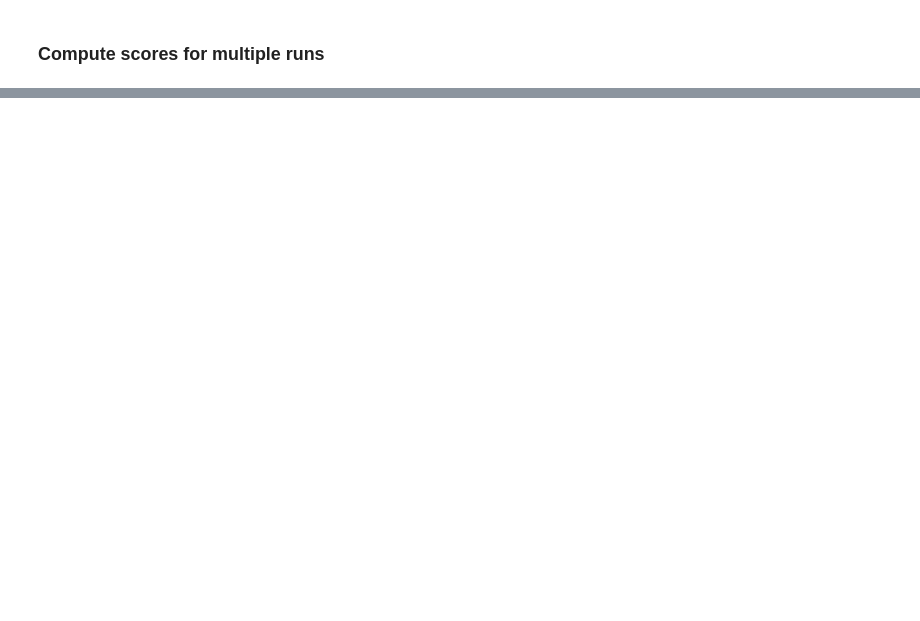
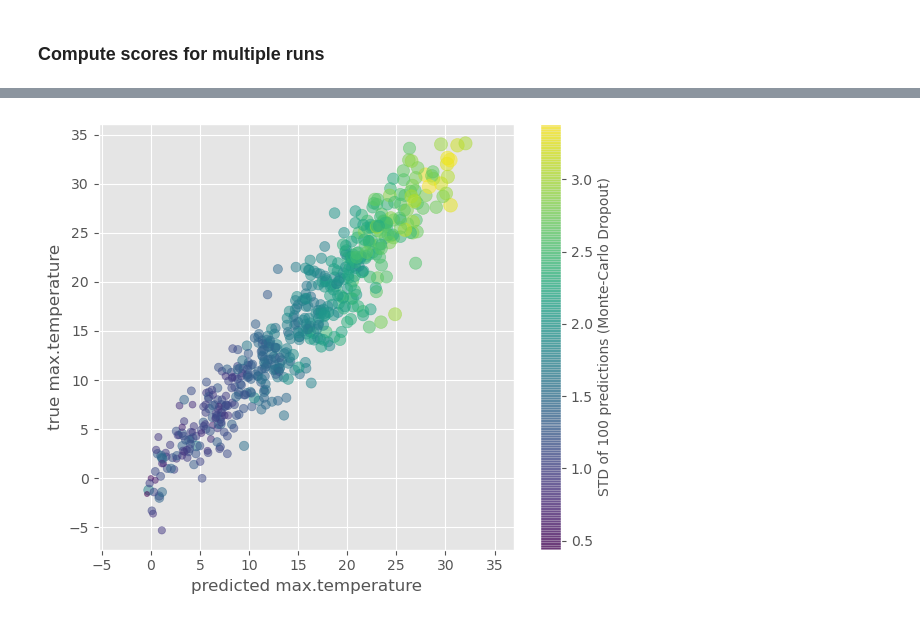
Before and after one commit to florian-huber/weather_prediction_dataset, a Jupyter notebook: notebooks/deep_learning_regression_BASEL_tomorrow_10years.ipynb, the cells around one changed output, grey strips where cells are left out. Saved outputs shown, nothing was run; the diff lists cells and outputs as text; code cells hidden in the pictures; blank space fills up the shorter version.

```diff
--- a/notebooks/deep_learning_regression_BASEL_tomorrow_10years.ipynb
+++ b/notebooks/deep_learning_regression_BASEL_tomorrow_10years.ipynb
@@ -575,6 +996,9 @@ plt.savefig("global_radiation_tomorrow_monte_carlo_dropout_10years.pdf")
 # %%
 # labels
 y_data = data.loc[1:]["BASEL_temp_max"]
+
+predicted_labelname = "predicted max.temperature"
+true_labelname = "true max.temperature"
 # %% [markdown]
 # Split data into training, validation, and test set
 # %%
@@ -677,13 +1170,15 @@ y_test_predicted_std.min(), y_test_predicted_std.max()
 # %%
 fig, ax = plt.subplots(figsize=(6, 5), dpi=100)
 plt.scatter(y_test_predicted_mean, y_test, s=30*y_test_predicted_std,
             c=y_test_predicted_std, alpha=0.5)
-plt.xlabel("predicted")
-plt.ylabel("true values")
+plt.xlabel(predicted_labelname)
+plt.ylabel(true_labelname)
 cbar = plt.colorbar()
 cbar.set_label('STD of 100 predictions (Monte-Carlo Dropout)', rotation=90, fontsize=10)
 
 ax.axis("equal")
 fig.tight_layout()
 #plt.savefig("max_temp_tomorrow_monte_carlo_dropout_10years.png", dpi=300)
 plt.savefig("max_temp_tomorrow_monte_carlo_dropout_10years.pdf")
+# %% [output]
+[figure, added]
```
Also changed, not shown: parts of 61 cells of this notebook.
